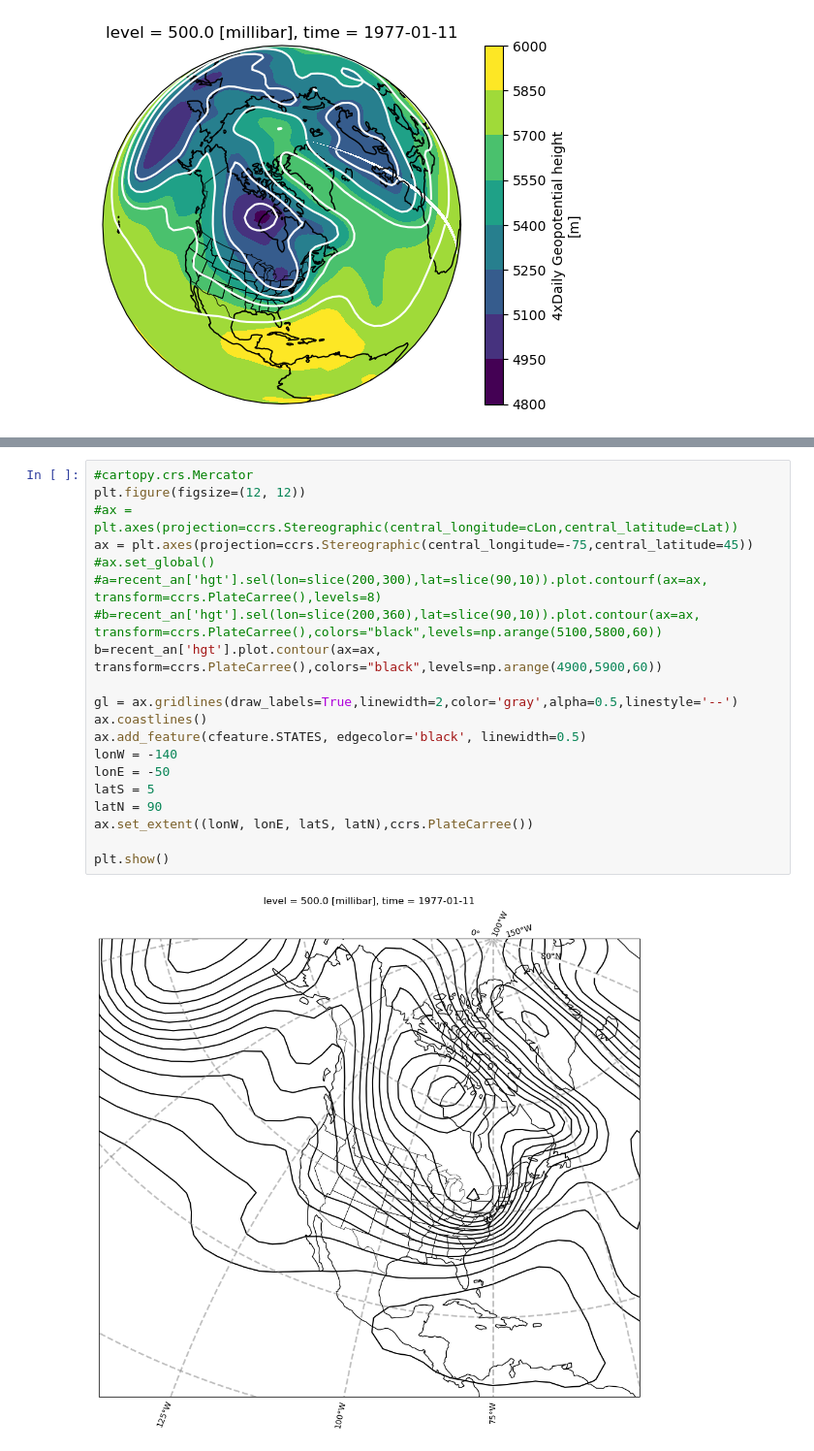
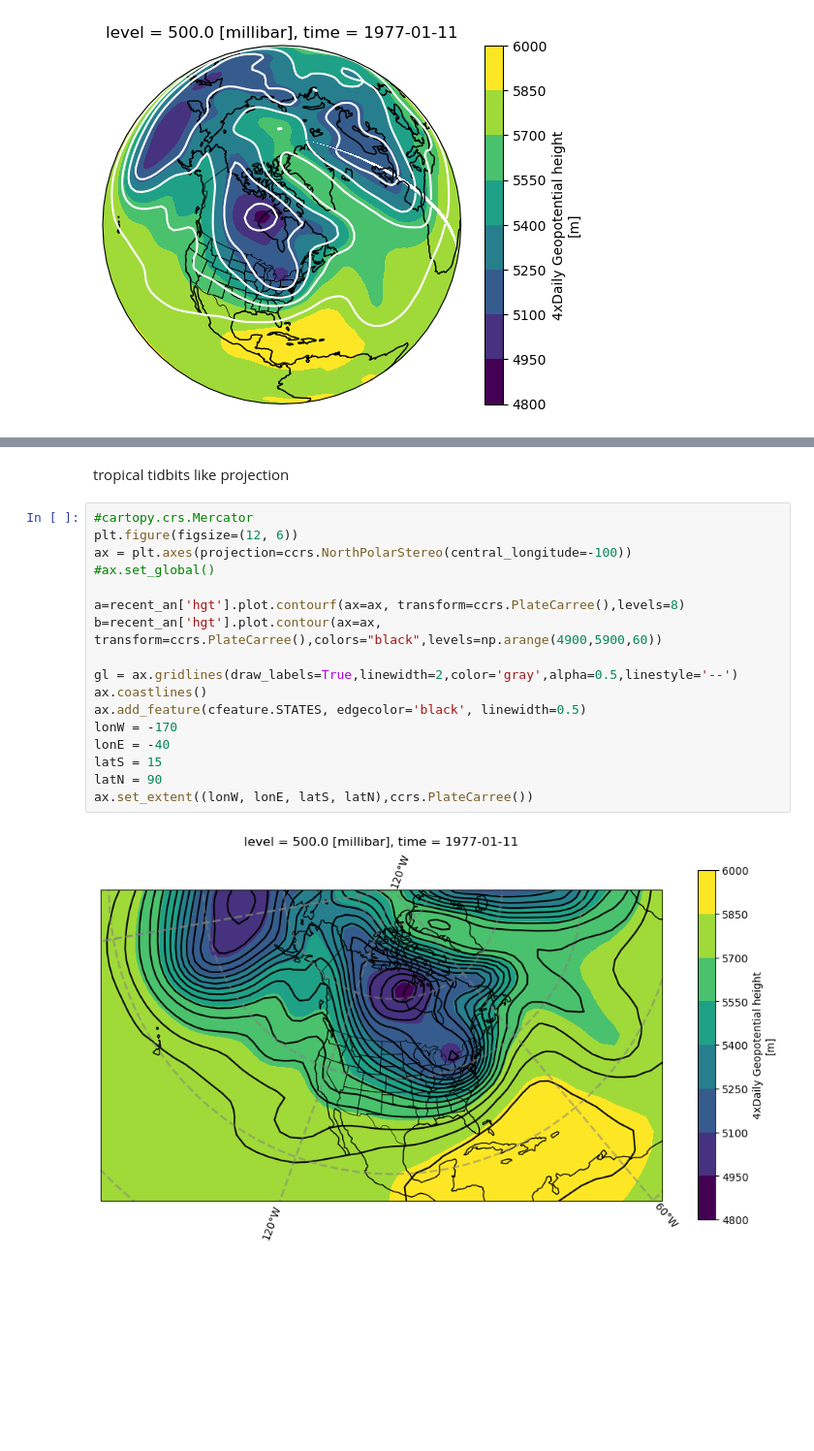
Before and after one commit to britols/konrad_colucci_1989, a Jupyter notebook: notebooks/nc_explore.ipynb, the cells around one changed output, grey strips where cells are left out. Shown at 97% size. Drawn from its saved outputs; the diff is of its cells as text; blank space fills up the shorter version.

Commit message:
Add Projections

```diff
--- a/notebooks/nc_explore.ipynb
+++ b/notebooks/nc_explore.ipynb
@@ -146,22 +166,21 @@ ax.add_feature(cfeature.STATES, edgecolor='black', linewidth=0.5)
+# %% [markdown]
+tropical tidbits like projection
 # %%
 #cartopy.crs.Mercator
-plt.figure(figsize=(12, 12))
-#ax = plt.axes(projection=ccrs.Stereographic(central_longitude=cLon,central_latitude=cLat))
-ax = plt.axes(projection=ccrs.Stereographic(central_longitude=-75,central_latitude=45))
+plt.figure(figsize=(12, 6))
+ax = plt.axes(projection=ccrs.NorthPolarStereo(central_longitude=-100))
 #ax.set_global()
-#a=recent_an['hgt'].sel(lon=slice(200,300),lat=slice(90,10)).plot.contourf(ax=ax, transform=ccrs.PlateCarree(),levels=8)
-#b=recent_an['hgt'].sel(lon=slice(200,360),lat=slice(90,10)).plot.contour(ax=ax, transform=ccrs.PlateCarree(),colors="black",levels=np.arange(5100,5800,60))
+
+a=recent_an['hgt'].plot.contourf(ax=ax, transform=ccrs.PlateCarree(),levels=8)
 b=recent_an['hgt'].plot.contour(ax=ax, transform=ccrs.PlateCarree(),colors="black",levels=np.arange(4900,5900,60))
 
 gl = ax.gridlines(draw_labels=True,linewidth=2,color='gray',alpha=0.5,linestyle='--')
 ax.coastlines()
 ax.add_feature(cfeature.STATES, edgecolor='black', linewidth=0.5)
-lonW = -140
-lonE = -50
-latS = 5
+lonW = -170
+lonE = -40
+latS = 15
 latN = 90
 ax.set_extent((lonW, lonE, latS, latN),ccrs.PlateCarree())
-
-plt.show()
 # %% [output]
-[figure, old version]
+[figure, new version]
```
Also changed, not shown: parts of 5 cells of this notebook, 1 other file.
